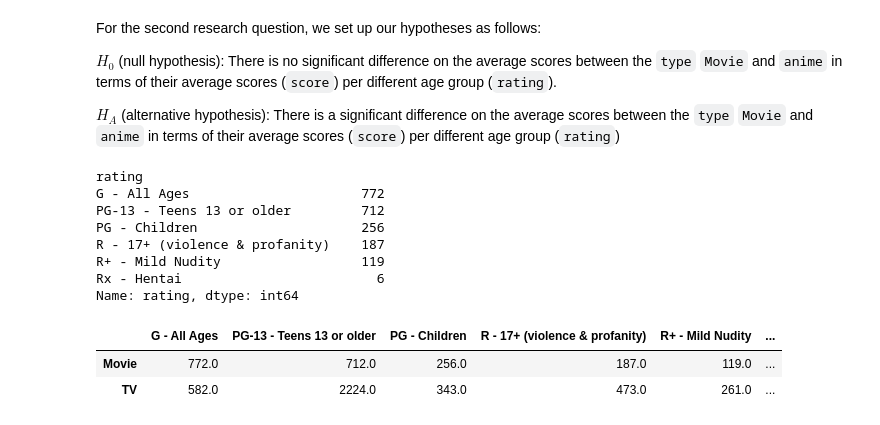
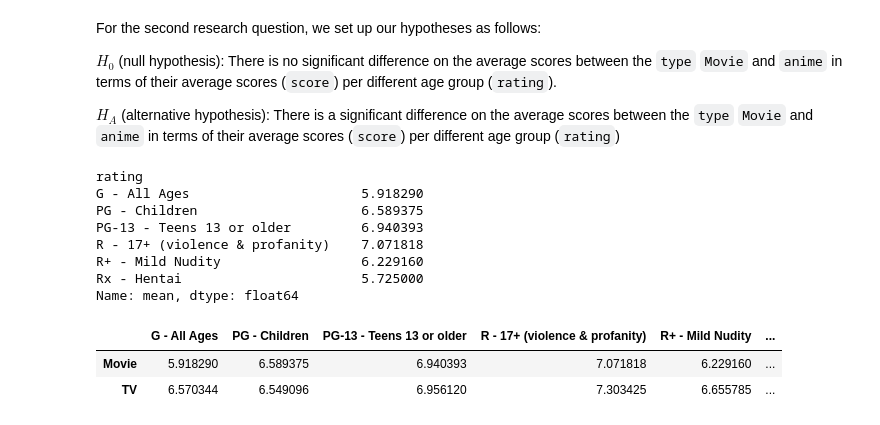
Before and after one commit to gavindizon/CSMODEL, a Jupyter notebook: Project 1 - Statistical Inference/CSMODEL-Project1-S14-Group#9.ipynb, the cells around one changed output. Saved outputs shown, nothing was run; the diff lists cells and outputs as text; code cells hidden in the pictures.

```diff
--- a/Project 1 - Statistical Inference/CSMODEL-Project1-S14-Group#9.ipynb
+++ b/Project 1 - Statistical Inference/CSMODEL-Project1-S14-Group#9.ipynb
@@ -320,21 +322,21 @@ $H_A$ (alternative hypothesis): There is a significant difference on the average
 # %%
 df_eda1['type'].unique()
 
-counts = (df_eda1.groupby('type')['rating']).value_counts()
-counts['Movie']
+counts = (df_eda1.groupby(['type','rating'])).agg({'score': ["mean"]})
+counts['score']['mean']['Movie']
 # %% [output]
 rating
-G - All Ages                      772
-PG-13 - Teens 13 or older         712
-PG - Children                     256
-R - 17+ (violence & profanity)    187
-R+ - Mild Nudity                  119
-Rx - Hentai                         6
-Name: rating, dtype: int64
+G - All Ages                      5.918290
+PG - Children                     6.589375
+PG-13 - Teens 13 or older         6.940393
+R - 17+ (violence & profanity)    7.071818
+R+ - Mild Nudity                  6.229160
+Rx - Hentai                       5.725000
+Name: mean, dtype: float64
 # %%
-table1 = pd.DataFrame([counts['Movie'], counts['TV']], index=["Movie", "TV"])
+table1 = pd.DataFrame([counts['score']['mean']['Movie'], counts['score']['mean']['TV']], index=["Movie", "TV"])
 table1
 # %% [output]
-|  | G - All Ages | PG-13 - Teens 13 or older | PG - Children | R - 17+ (violence & profanity) | R+ - Mild Nudity | ... |
-| Movie | 772.0 | 712.0 | 256.0 | 187.0 | 119.0 | ... |
-| TV | 582.0 | 2224.0 | 343.0 | 473.0 | 261.0 | ... |
+|  | G - All Ages | PG - Children | PG-13 - Teens 13 or older | R - 17+ (violence & profanity) | R+ - Mild Nudity | ... |
+| Movie | 5.918290 | 6.589375 | 6.940393 | 7.071818 | 6.229160 | ... |
+| TV | 6.570344 | 6.549096 | 6.956120 | 7.303425 | 6.655785 | ... |
```
Also changed, not shown: parts of 5 cells of this notebook.
